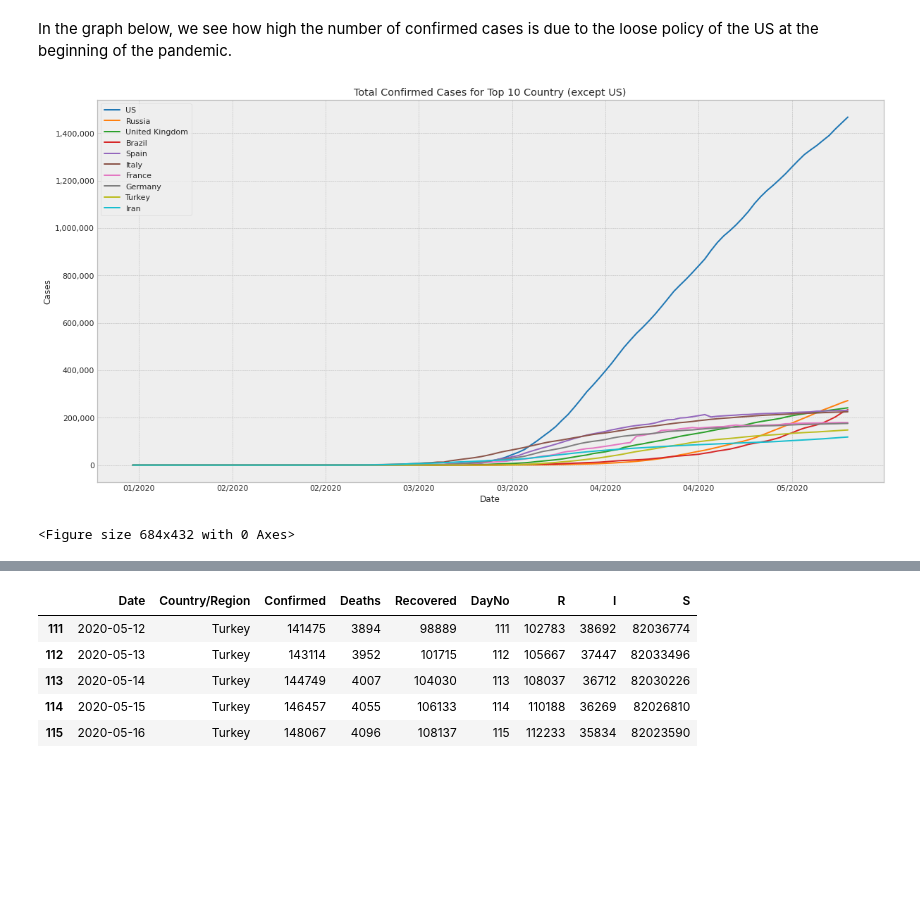
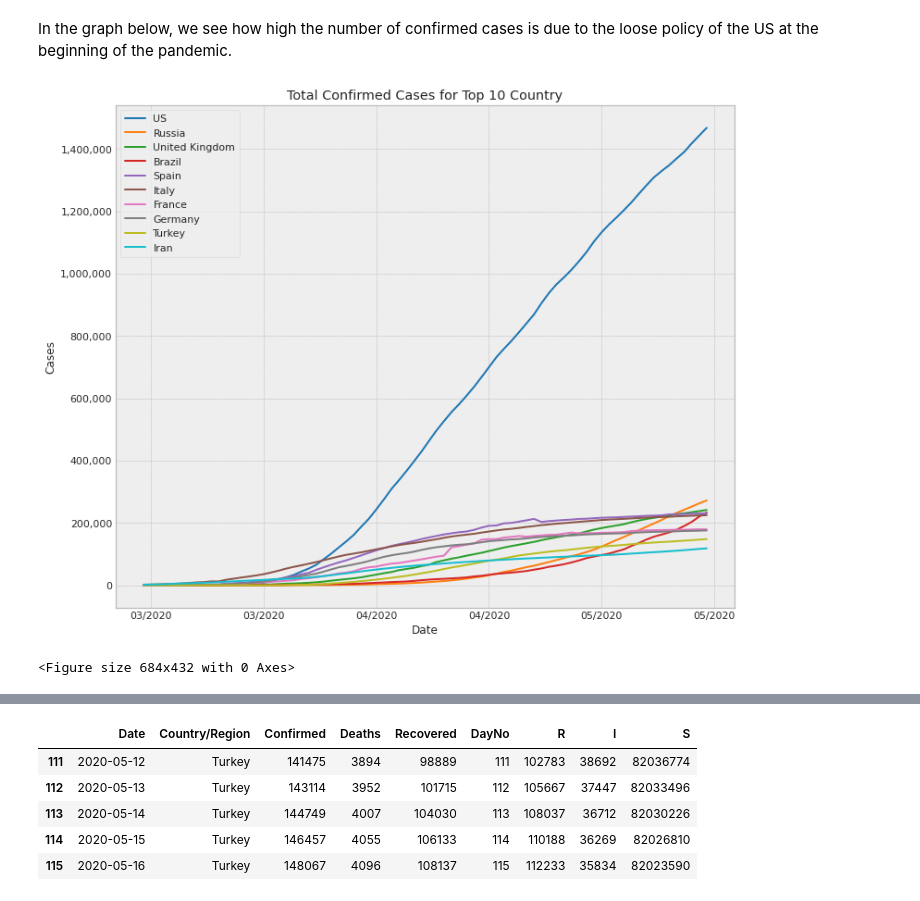
Before and after one commit to bubabi/covid-19-forecasting, a Jupyter notebook: ARIMA_SARIMAX.ipynb, the cells around one changed output, grey strips where cells are left out. Drawn from its saved outputs; the diff is of its cells as text; code cells hidden in the pictures; blank space fills up the shorter version.

```diff
--- a/ARIMA_SARIMAX.ipynb
+++ b/ARIMA_SARIMAX.ipynb
@@ -251,26 +255,26 @@ top10_countries
 # %% [markdown]
 In the graph below, we see how high the number of confirmed cases is due to the loose policy of the US at the beginning of the pandemic.
 # %%
-fig, ax = plt.subplots(figsize=(20, 10))
+fig, ax = plt.subplots(figsize=(12, 10))
 
 colors = ["#1f77b4", "#ff7f0e", "#2ca02c", "#d62728", "#9467bd", "#8c564b", "#e377c2", "#7f7f7f", "#bcbd22", "#17becf"]
 
 for i, country_name in enumerate(top10_countries['Country/Region'].values):
 
     tmp_df = get_df_by_country(df, country_name, daily=False)
     ylabels = [format(label, ',.0f') for label in ax.get_yticks()]
     ax.set_yticklabels(ylabels)
-    ax.plot(tmp_df['Date'].values, tmp_df['Confirmed'], label=country_name, color=colors[i])
+    ax.plot(tmp_df['Date'].iloc[40:].values, tmp_df.iloc[40:]['Confirmed'], label=country_name, color=colors[i])
 
 ax.set(xlabel="Date",
        ylabel="Cases",
-       title="Total Confirmed Cases for Top 10 Country (except US)")
+       title="Total Confirmed Cases for Top 10 Country")
 
 plt.gca().xaxis.set_major_formatter(mdates.DateFormatter('%m/%Y'))
 plt.gca().xaxis.set_major_locator(mdates.DayLocator(interval=15))
 plt.legend()
 plt.show()
 plt.gcf().autofmt_xdate()
 # %% [output]
-[figure, old version]
+[figure, new version]
 <Figure size 684x432 with 0 Axes>
```
Also changed, not shown: parts of 43 cells of this notebook.
